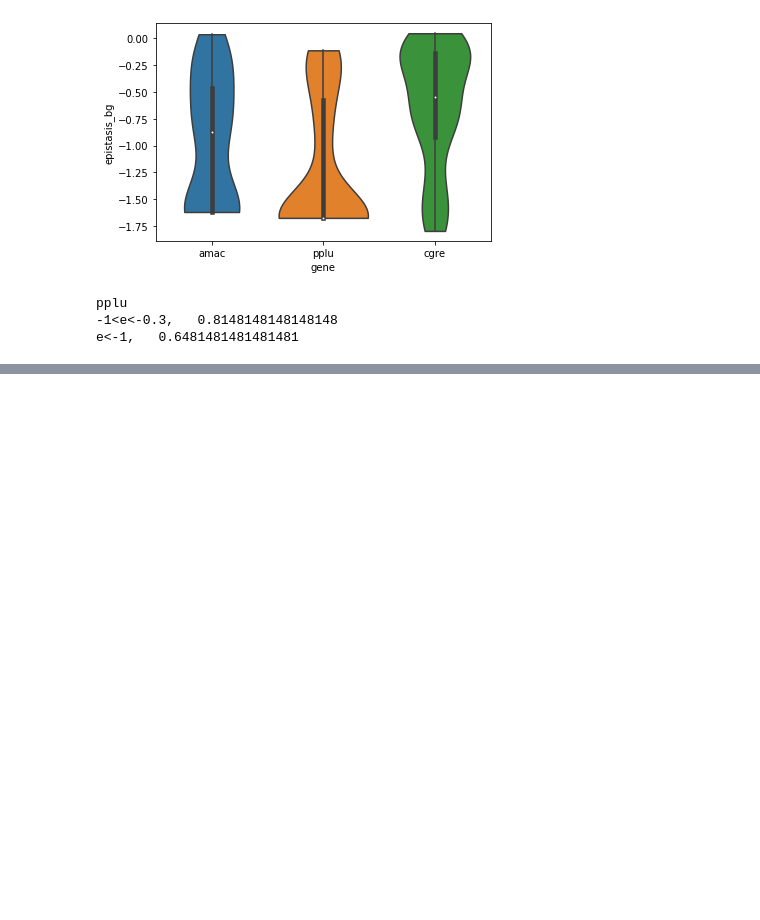
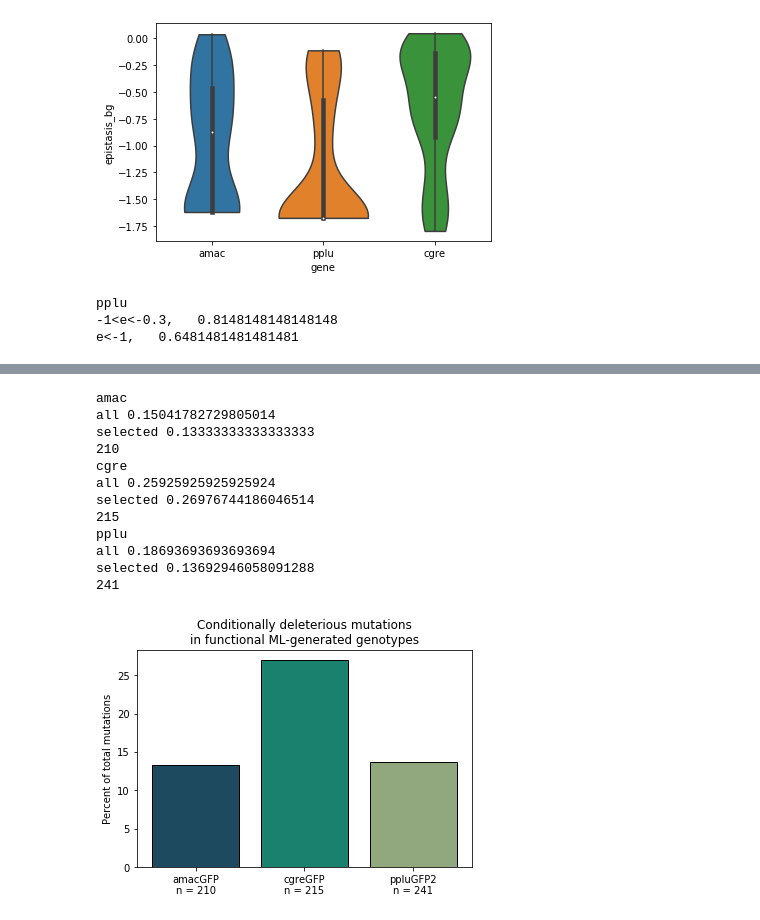
Before and after one commit to aequorea238/Orthologous_GFP_Fitness_Peaks, a Jupyter notebook: analysis/notebooks/lgs12_predictions_testing____.ipynb, the cells around one changed output, grey strips where cells are left out. Saved outputs shown, nothing was run; the diff lists cells and outputs as text; code cells hidden in the pictures; blank space fills up the shorter version.

```diff
--- a/analysis/notebooks/lgs12_predictions_testing____.ipynb
+++ b/analysis/notebooks/lgs12_predictions_testing____.ipynb
@@ -285,0 +370,51 @@ ntot
+# %%
+def plot_percent_cond_del_muts(genes):
+    values = { gene : 0 for gene in genes }
+    stds = {'amac':0.031, 'cgre':0.028, 'pplu':0.027}
+    sel = {}
+    for gene in genes:
+#         fitness_min = ref_wt_log[f'{gene}GFP'] - stds[gene]*2
+        fitness_min = gate_borders_log[gene][1]
+        fitness_max = 10#gate_borders_log[gene][-2]
+        selected = set(':'.join(predictions[(predictions.gene == gene) &
+                                            (predictions.fiji_library_values > fitness_min)
+                                            & (predictions.fiji_library_values < fitness_max)
+                                           ]['aa_genotype_pseudo']).split(':'))
+
+
+        e = -0.3
+        flippers_all = []
+        flippers_successful = []
+        for mut in all_mutations[gene]:
+            if mut in bg_data[gene+'GFP'] and min(bg_data[gene+'GFP'][mut]['mut_effect']) < e:
+                flippers_all.append(mut)
+        for mut in selected:
+            if mut in bg_data[gene+'GFP'] and min(bg_data[gene+'GFP'][mut]['mut_effect']) < e:
+                flippers_successful.append(mut)
+        print(gene)
+        print('all', len(flippers_all) / len(all_mutations[gene]))
+        print('selected', len(flippers_successful) / len(selected))
+        print(len(selected))
+        sel[gene] = len(selected)
+        values[gene] = 100 * len(flippers_successful) / len(selected)
+
+    plt.bar(range(3), values.values(), color=[colors[gene] for gene in genes], edgecolor='k', )
+    plt.xticks(range(3),[f'{names[gene]}\nn = {sel[gene]}' for gene in values.keys()], )
+    plt.ylabel('Percent of total mutations')
+    plt.title('Conditionally deleterious mutations\nin functional ML-generated genotypes')
+# %%
+plot_percent_cond_del_muts(['amac','cgre','pplu'])
+# %% [output]
+amac
+all 0.15041782729805014
+selected 0.13333333333333333
+210
+cgre
+all 0.25925925925925924
+selected 0.26976744186046514
+215
+pplu
+all 0.18693693693693694
+selected 0.13692946058091288
+241
+[figure, added]
```
Also changed, not shown: parts of 14 cells of this notebook, 10 other files.
